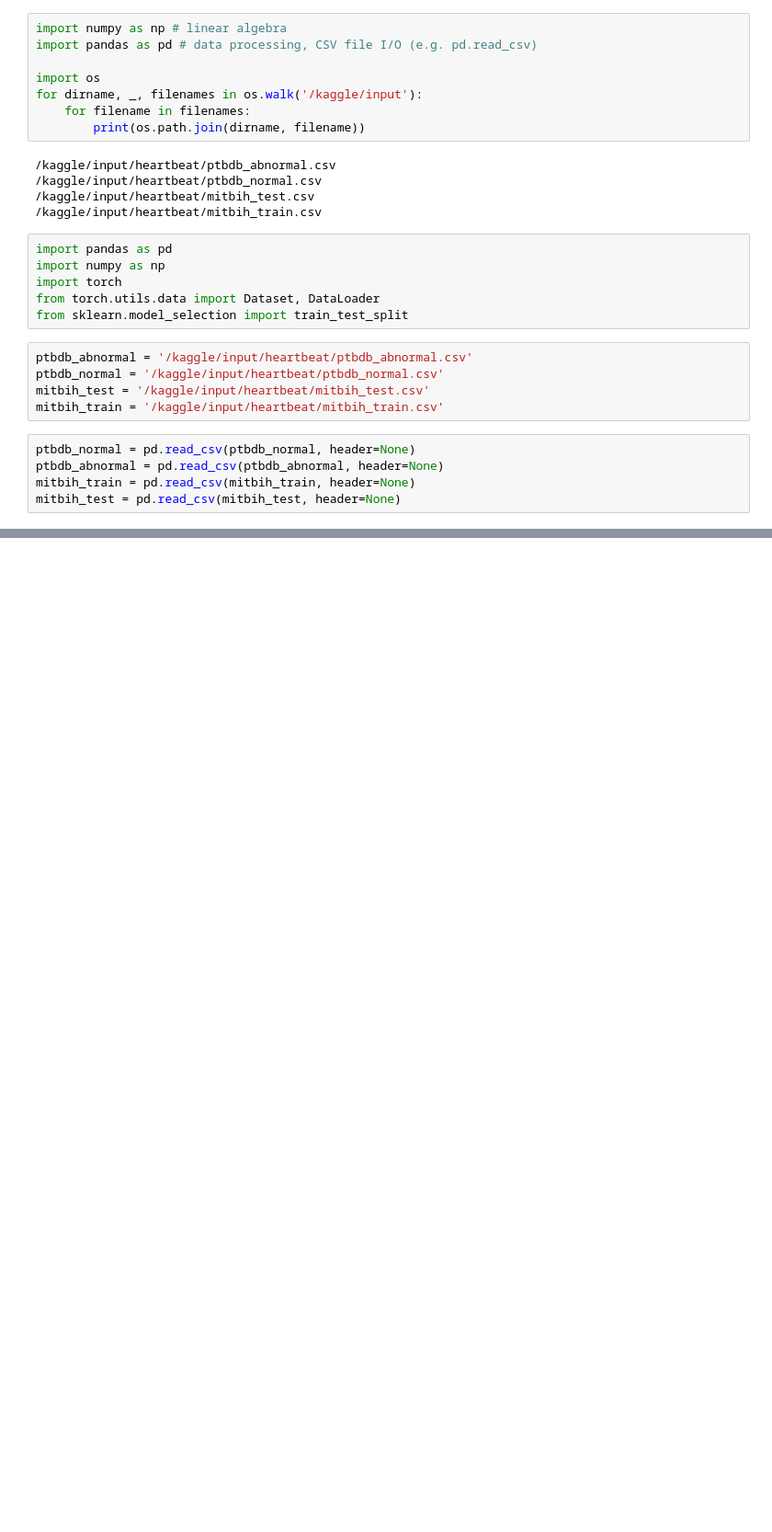
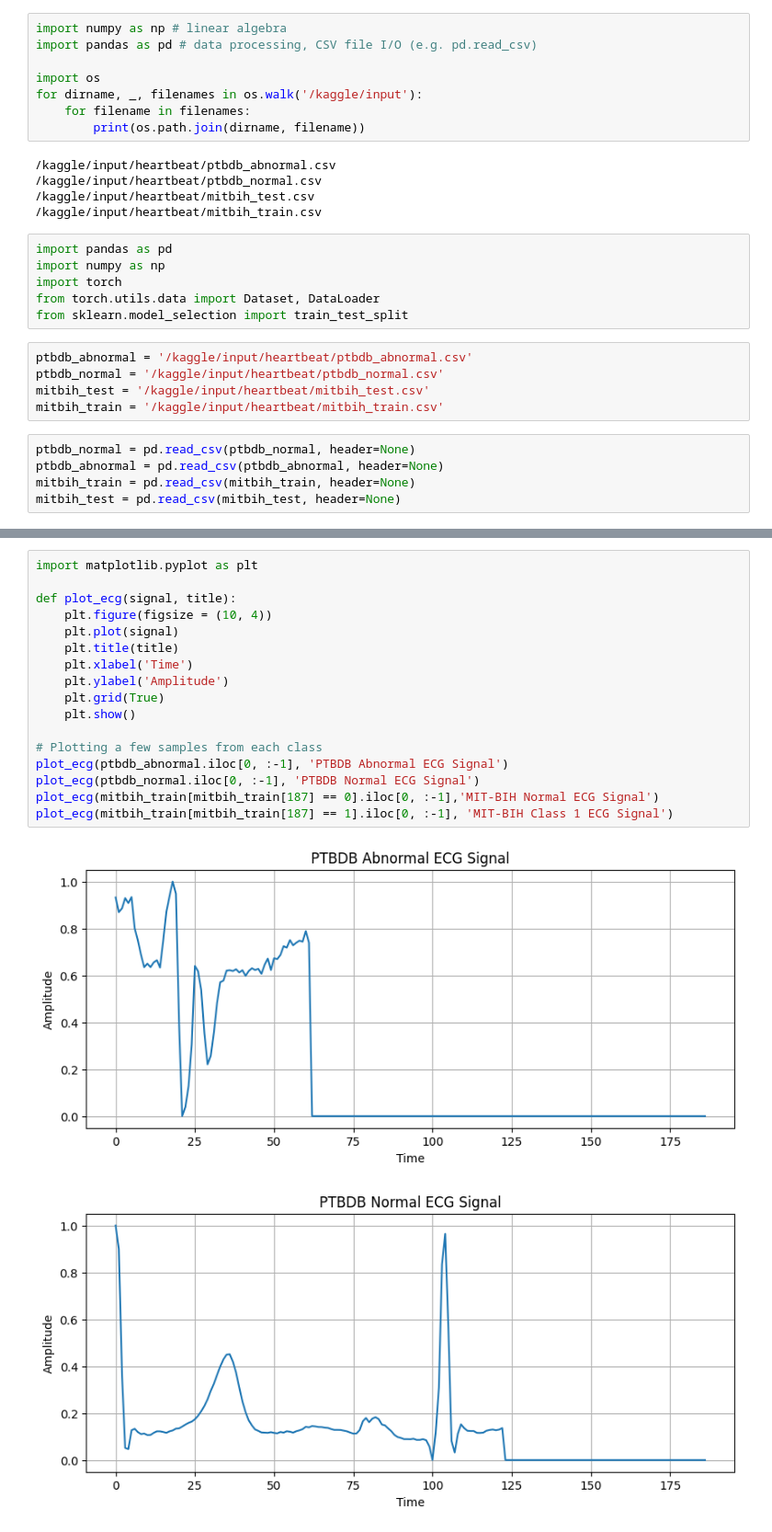
Before and after one commit to worldofaryavart/kagglecompetition, a Jupyter notebook: notebook09bb37db9b.ipynb, the cells around one changed output, grey strips where cells are left out. Shown: that part at 92% size. Cells and saved outputs as stored; diff of their text form; blank space fills up the shorter version.

```diff
--- a/notebook09bb37db9b.ipynb
+++ b/notebook09bb37db9b.ipynb
@@ -197,0 +110,20 @@ print(f'Test Accuracy: {accuracy:.2f}')
+# %%
+import matplotlib.pyplot as plt
+
+def plot_ecg(signal, title):
+    plt.figure(figsize = (10, 4))
+    plt.plot(signal)
+    plt.title(title)
+    plt.xlabel('Time')
+    plt.ylabel('Amplitude')
+    plt.grid(True)
+    plt.show()
+
+# Plotting a few samples from each class
+plot_ecg(ptbdb_abnormal.iloc[0, :-1], 'PTBDB Abnormal ECG Signal')
+plot_ecg(ptbdb_normal.iloc[0, :-1], 'PTBDB Normal ECG Signal')
+plot_ecg(mitbih_train[mitbih_train[187] == 0].iloc[0, :-1],'MIT-BIH Normal ECG Signal')
+plot_ecg(mitbih_train[mitbih_train[187] == 1].iloc[0, :-1], 'MIT-BIH Class 1 ECG Signal')
+# %% [output]
+[figure, added]
+[figure, added]
```
Also changed, not shown: parts of 39 cells of this notebook.
